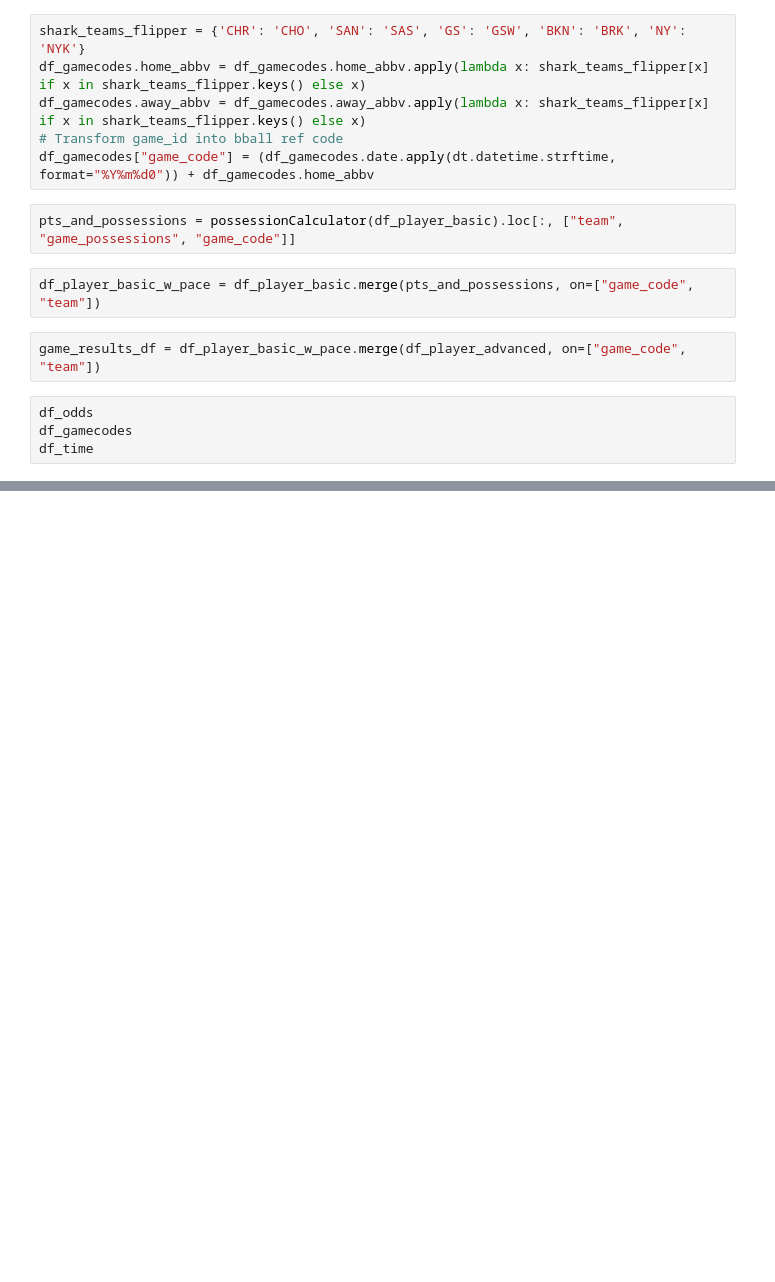
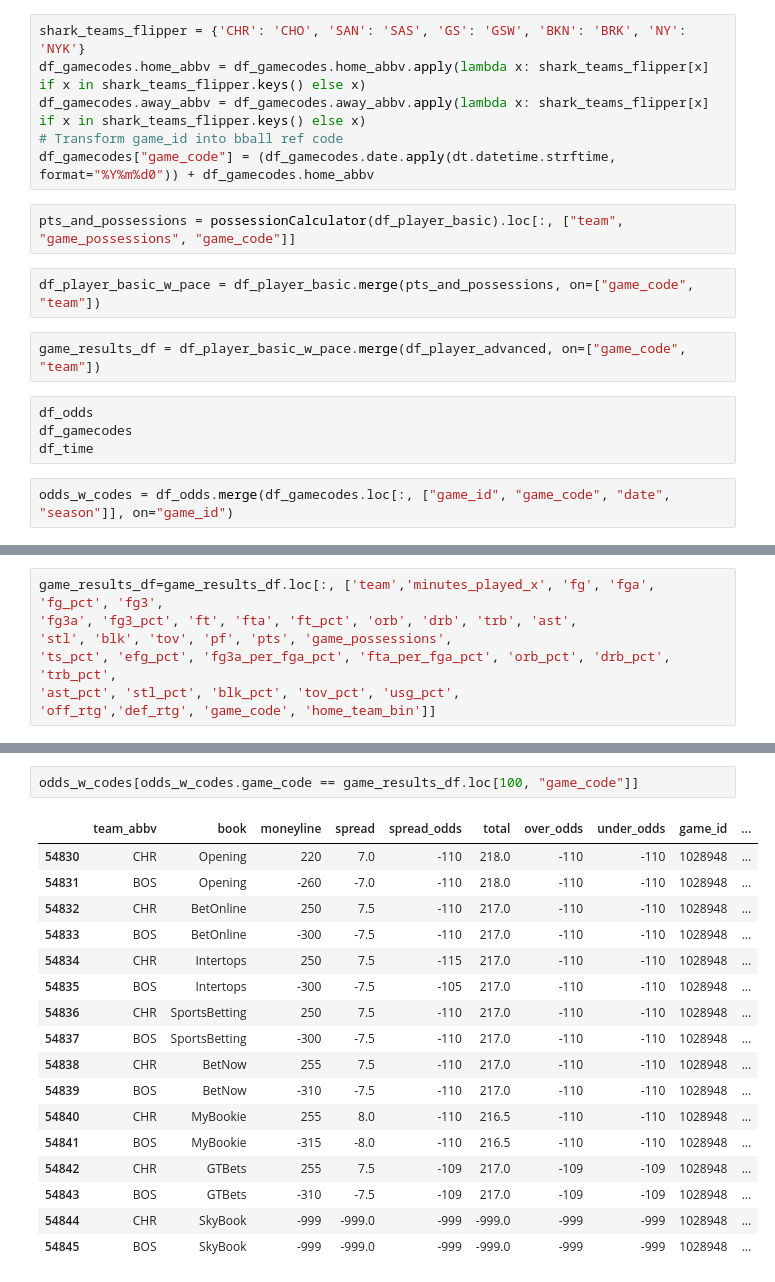
Before and after one commit to kyle-rgb/NBA_Sportsbook_Project, a Jupyter notebook: notebooks/Data Cleaning.ipynb, the cells around one changed output, grey strips where cells are left out. Saved outputs shown, nothing was run; the diff lists cells and outputs as text; blank space fills up the shorter version.

```diff
--- a/notebooks/Data Cleaning.ipynb
+++ b/notebooks/Data Cleaning.ipynb
@@ -598,3 +598,5 @@ game_results_df = df_player_basic_w_pace.merge(df_player_advanced, on=["game_cod
 df_odds
 df_gamecodes
 df_time
+# %%
+odds_w_codes = df_odds.merge(df_gamecodes.loc[:, ["game_id", "game_code", "date", "season"]], on="game_id")
@@ -600,0 +605,7 @@ df_time
+# %%
+game_results_df=game_results_df.loc[:, ['team','minutes_played_x', 'fg', 'fga', 'fg_pct', 'fg3',
+'fg3a', 'fg3_pct', 'ft', 'fta', 'ft_pct', 'orb', 'drb', 'trb', 'ast',
+'stl', 'blk', 'tov', 'pf', 'pts', 'game_possessions',
+'ts_pct', 'efg_pct', 'fg3a_per_fga_pct', 'fta_per_fga_pct', 'orb_pct', 'drb_pct', 'trb_pct',
+'ast_pct', 'stl_pct', 'blk_pct', 'tov_pct', 'usg_pct',
+'off_rtg','def_rtg', 'game_code', 'home_team_bin']]
@@ -600,0 +619,20 @@ df_time
+# %%
+odds_w_codes[odds_w_codes.game_code == game_results_df.loc[100, "game_code"]]
+# %% [output]
+|  | team_abbv | book | moneyline | spread | spread_odds | total | over_odds | under_odds | game_id | ... |
+| 54830 | CHR | Opening | 220 | 7.0 | -110 | 218.0 | -110 | -110 | 1028948 | ... |
+| 54831 | BOS | Opening | -260 | -7.0 | -110 | 218.0 | -110 | -110 | 1028948 | ... |
+| 54832 | CHR | BetOnline | 250 | 7.5 | -110 | 217.0 | -110 | -110 | 1028948 | ... |
+| 54833 | BOS | BetOnline | -300 | -7.5 | -110 | 217.0 | -110 | -110 | 1028948 | ... |
+| 54834 | CHR | Intertops | 250 | 7.5 | -115 | 217.0 | -110 | -110 | 1028948 | ... |
+| 54835 | BOS | Intertops | -300 | -7.5 | -105 | 217.0 | -110 | -110 | 1028948 | ... |
+| 54836 | CHR | SportsBetting | 250 | 7.5 | -110 | 217.0 | -110 | -110 | 1028948 | ... |
+| 54837 | BOS | SportsBetting | -300 | -7.5 | -110 | 217.0 | -110 | -110 | 1028948 | ... |
+| 54838 | CHR | BetNow | 255 | 7.5 | -110 | 217.0 | -110 | -110 | 1028948 | ... |
+| 54839 | BOS | BetNow | -310 | -7.5 | -110 | 217.0 | -110 | -110 | 1028948 | ... |
+| 54840 | CHR | MyBookie | 255 | 8.0 | -110 | 216.5 | -110 | -110 | 1028948 | ... |
+| 54841 | BOS | MyBookie | -315 | -8.0 | -110 | 216.5 | -110 | -110 | 1028948 | ... |
+| 54842 | CHR | GTBets | 255 | 7.5 | -109 | 217.0 | -109 | -109 | 1028948 | ... |
+| 54843 | BOS | GTBets | -310 | -7.5 | -109 | 217.0 | -109 | -109 | 1028948 | ... |
+| 54844 | CHR | SkyBook | -999 | -999.0 | -999 | -999.0 | -999 | -999 | 1028948 | ... |
+| 54845 | BOS | SkyBook | -999 | -999.0 | -999 | -999.0 | -999 | -999 | 1028948 | ... |
```
Also changed, not shown: parts of 4 cells of this notebook, 3 other files.
